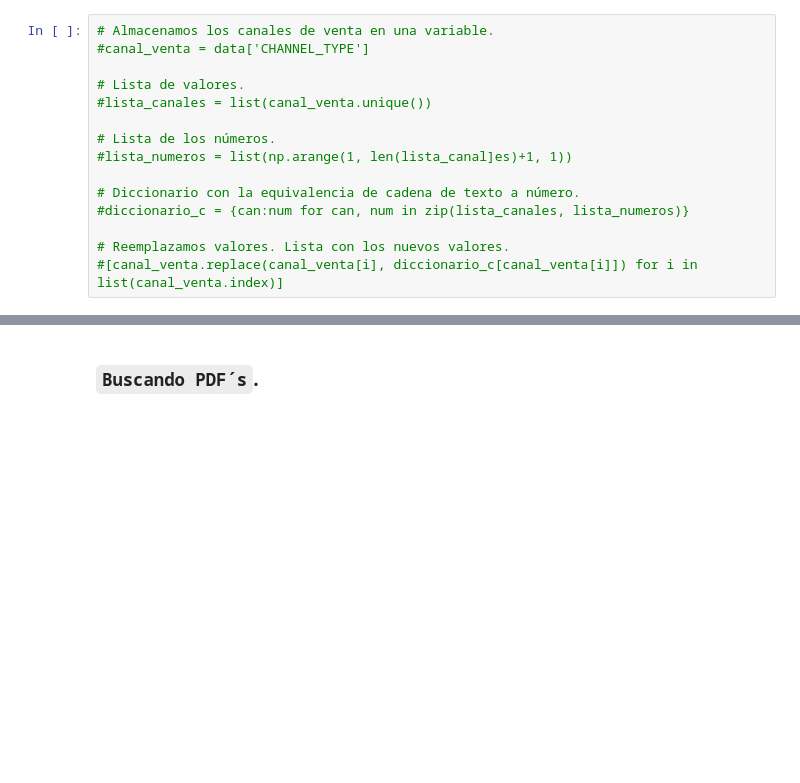
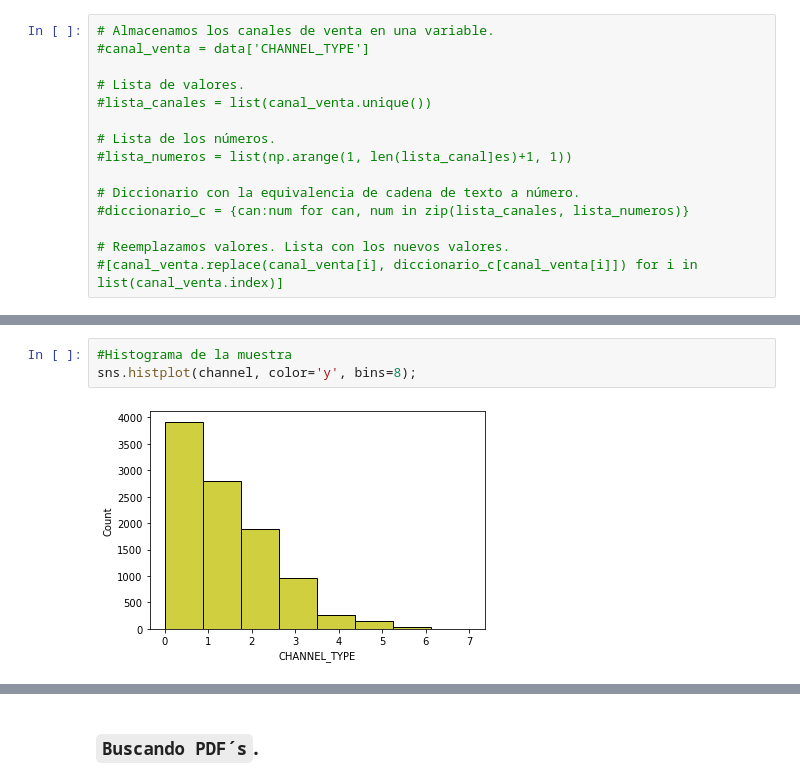
Before and after one commit to JuanPablo2019/Proyecto_modulo1, a Jupyter notebook: ProyectoModulo1_MaganaJ_PinedaB.ipynb, the cells around one changed output, grey strips where cells are left out. Cells and saved outputs as stored; diff of their text form; blank space fills up the shorter version.

```diff
--- a/ProyectoModulo1_MaganaJ_PinedaB.ipynb
+++ b/ProyectoModulo1_MaganaJ_PinedaB.ipynb
@@ -322,0 +332,5 @@ sns.histplot(data['CHANNEL_TYPE'], color='y', bins=8);
+# %%
+#Histograma de la muestra
+sns.histplot(channel, color='y', bins=8);
+# %% [output]
+[figure, added]
```
Also changed, not shown: parts of 80 cells of this notebook.
